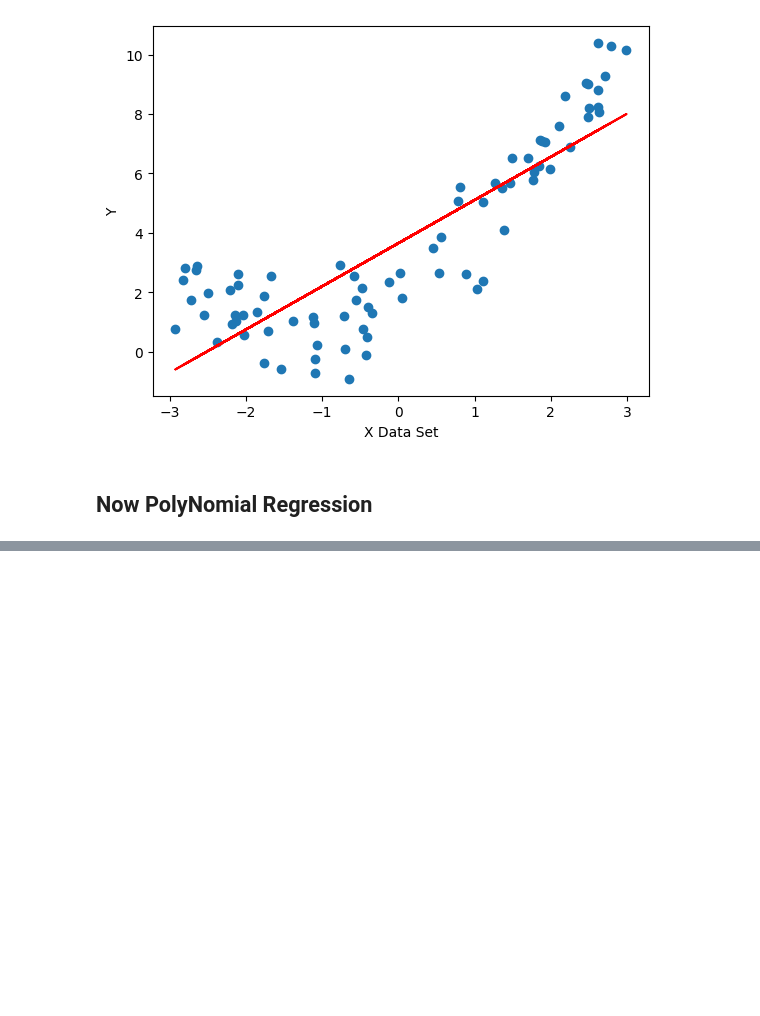
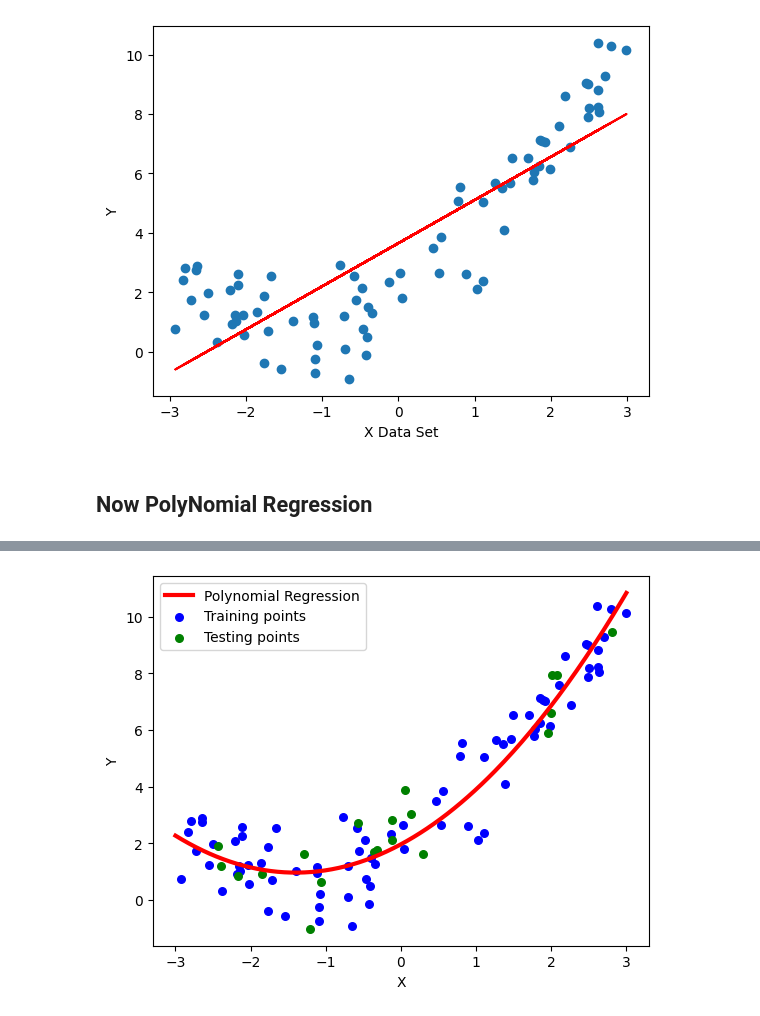
Before and after one commit to saurav10023/Python-Machine-Learning, a Jupyter notebook: 18.2_PolynomialRegression/01_PolynomialRegressionImplementation.ipynb, the cells around one changed output, grey strips where cells are left out. Drawn from its saved outputs; the diff is of its cells as text; code cells hidden in the pictures; blank space fills up the shorter version.

```diff
--- a/18.2_PolynomialRegression/01_PolynomialRegressionImplementation.ipynb
+++ b/18.2_PolynomialRegression/01_PolynomialRegressionImplementation.ipynb
@@ -53,0 +116,6 @@ x_test_poly = poly.transform(x_test)
+# %%
+## 3 prediction of new data set
+
+x_new = np.linspace(-3, 3, 200).reshape(200,1)
+x_new_poly = poly.transform(x_new)
+x_new_poly
@@ -53,0 +140,17 @@ x_test_poly = poly.transform(x_test)
+# %%
+y_new = regression_poly.predict(x_new_poly)
+# Polynomial regression curve
+plt.plot(x_new, y_new, "r-", linewidth=3, label="Polynomial Regression")
+
+# Training data
+plt.scatter(x_train, y_train, color="blue", s=30, label="Training points")
+
+# Testing data
+plt.scatter(x_test, y_test, color="green", s=30, label="Testing points")
+
+plt.xlabel("X")
+plt.ylabel("Y")
+plt.legend()
+plt.show()
+# %% [output]
+[figure, added]
```
Also changed, not shown: parts of 7 cells of this notebook, 1 other file.
